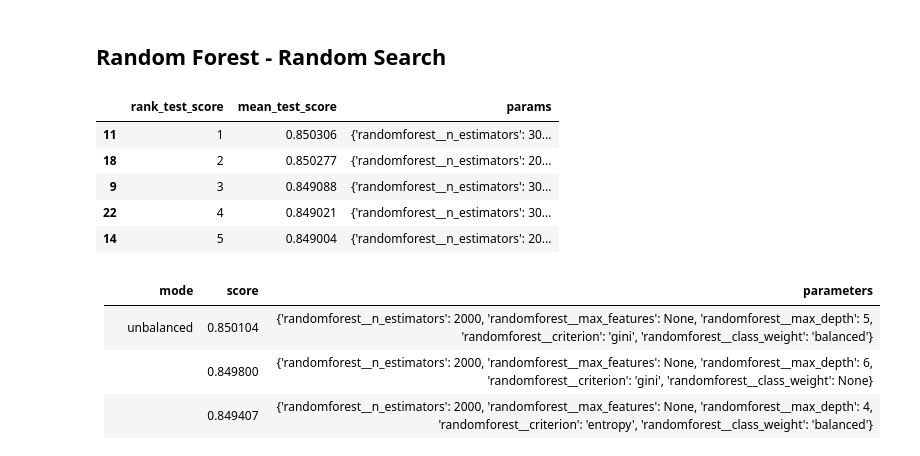
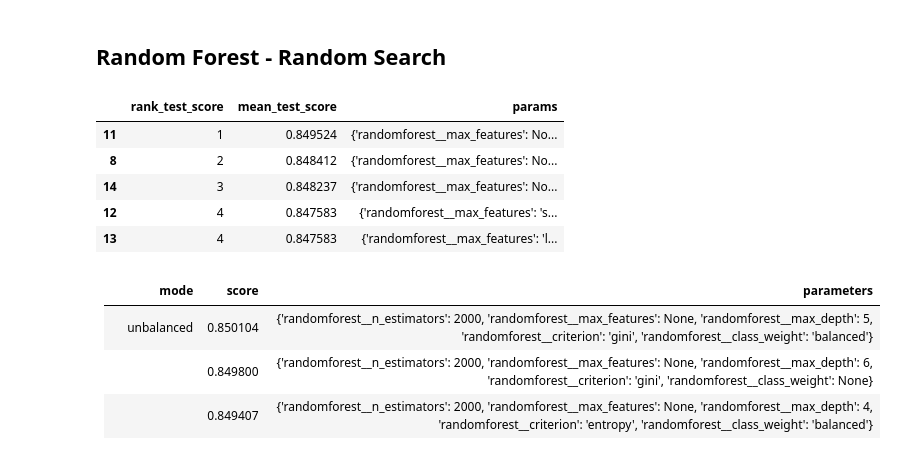
Before and after one commit to jds167/ML-Final-Project, a Jupyter notebook: greenwell-final-project.ipynb, the cells around one changed output. Cells and saved outputs as stored; diff of their text form; code cells hidden in the pictures.

```diff
--- a/greenwell-final-project.ipynb
+++ b/greenwell-final-project.ipynb
@@ -1288,38 +1291,38 @@ These scores were found with cv=3
 # %%
 # This takes too long to run for demo purposes.  If you want to run, uncomment the desired variables in the param_grid and take a look.
 
 rf_param = {
-    'randomforest__n_estimators': [2000, 3000],
-    'randomforest__criterion': ['entropy', 'gini'],
+#     'randomforest__n_estimators': [2000, 3000],
+#     'randomforest__criterion': ['entropy', 'gini'],
     'randomforest__max_depth' : np.arange(2,7,1),
     'randomforest__max_features': ['sqrt','log2',None],                         # Removed: 'log2', None
-    'randomforest__class_weight': [None],                           # Removed: 'balanced'
+    'randomforest__class_weight': [None],                                       # Removed: 'balanced'
 #     'select__estimator__n_estimators':[400, 500, 700],
 #     'select__max_features' : range(6,len(final_features),1),
 }
 
 rf_pipe = Pipeline(
     steps=[
         ('preprocessing', simple_preprocessor),
         ('undersample' , RandomUnderSampler(sampling_strategy = 1.0, random_state = 1) ),
 #         ('select', SelectFromModel( RandomForestClassifier(random_state = 1))),
         ('randomforest',RandomForestClassifier(n_jobs = -1, random_state = 1)),
         ])
 
 rf_random_search = RandomizedSearchCV(rf_pipe, rf_param, cv=5, scoring='roc_auc', n_iter=30, return_train_score=False, random_state = 1)
 
 rf_random_search.fit(X_train, y_train)
 
 display_features = ['rank_test_score','mean_test_score','params']
 search_results = pd.DataFrame(rf_random_search.cv_results_).loc[:,display_features].sort_values(by='rank_test_score', ascending=True)
 display(search_results.head(5))
 # %% [output]
 |  | rank_test_score | mean_test_score | params |
-| 11 | 1 | 0.850306 | {'randomforest__n_estimators': 30... |
-| 18 | 2 | 0.850277 | {'randomforest__n_estimators': 20... |
-| 9 | 3 | 0.849088 | {'randomforest__n_estimators': 30... |
-| 22 | 4 | 0.849021 | {'randomforest__n_estimators': 30... |
-| 14 | 5 | 0.849004 | {'randomforest__n_estimators': 20... |
+| 11 | 1 | 0.849524 | {'randomforest__max_features': No... |
+| 8 | 2 | 0.848412 | {'randomforest__max_features': No... |
+| 14 | 3 | 0.848237 | {'randomforest__max_features': No... |
+| 12 | 4 | 0.847583 | {'randomforest__max_features': 's... |
+| 13 | 4 | 0.847583 | {'randomforest__max_features': 'l... |
 # %% [markdown]
 |mode| score | parameters |
 |:--:|---|:---:|
```
Also changed, not shown: parts of 38 cells of this notebook.
